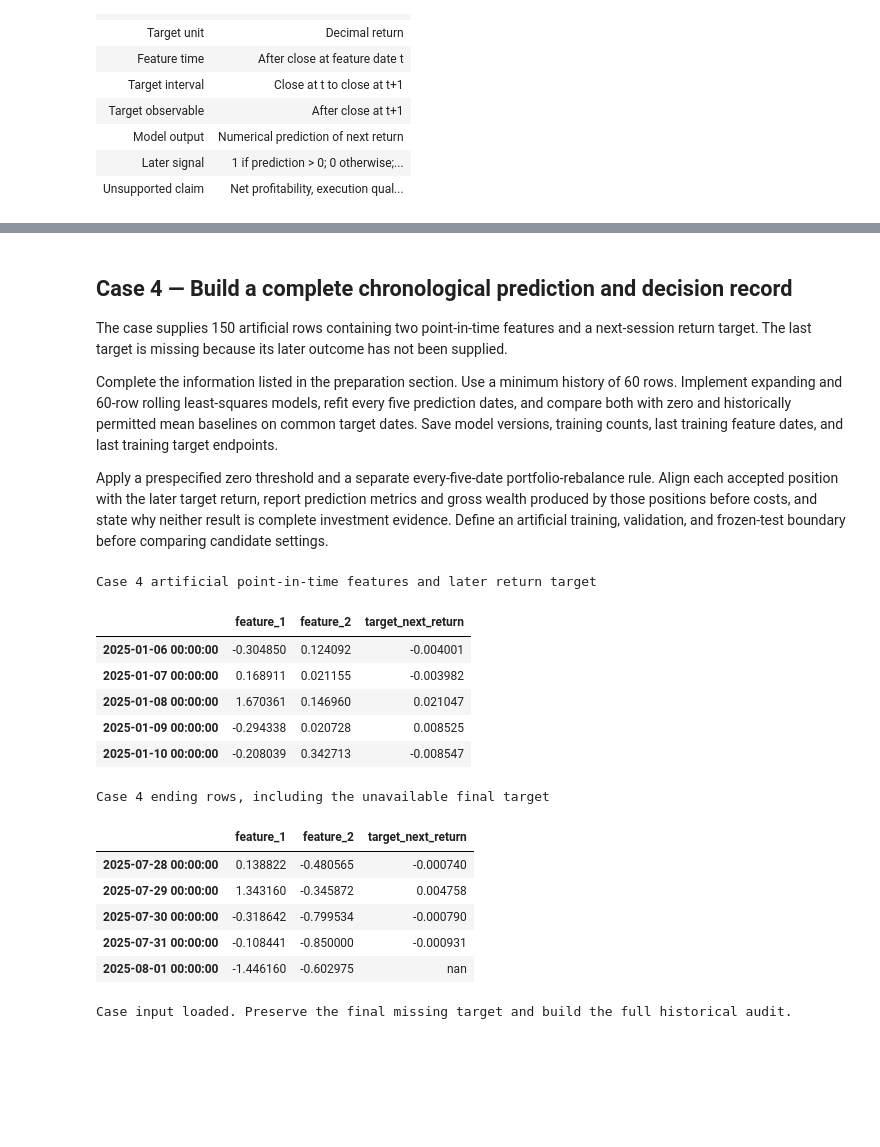
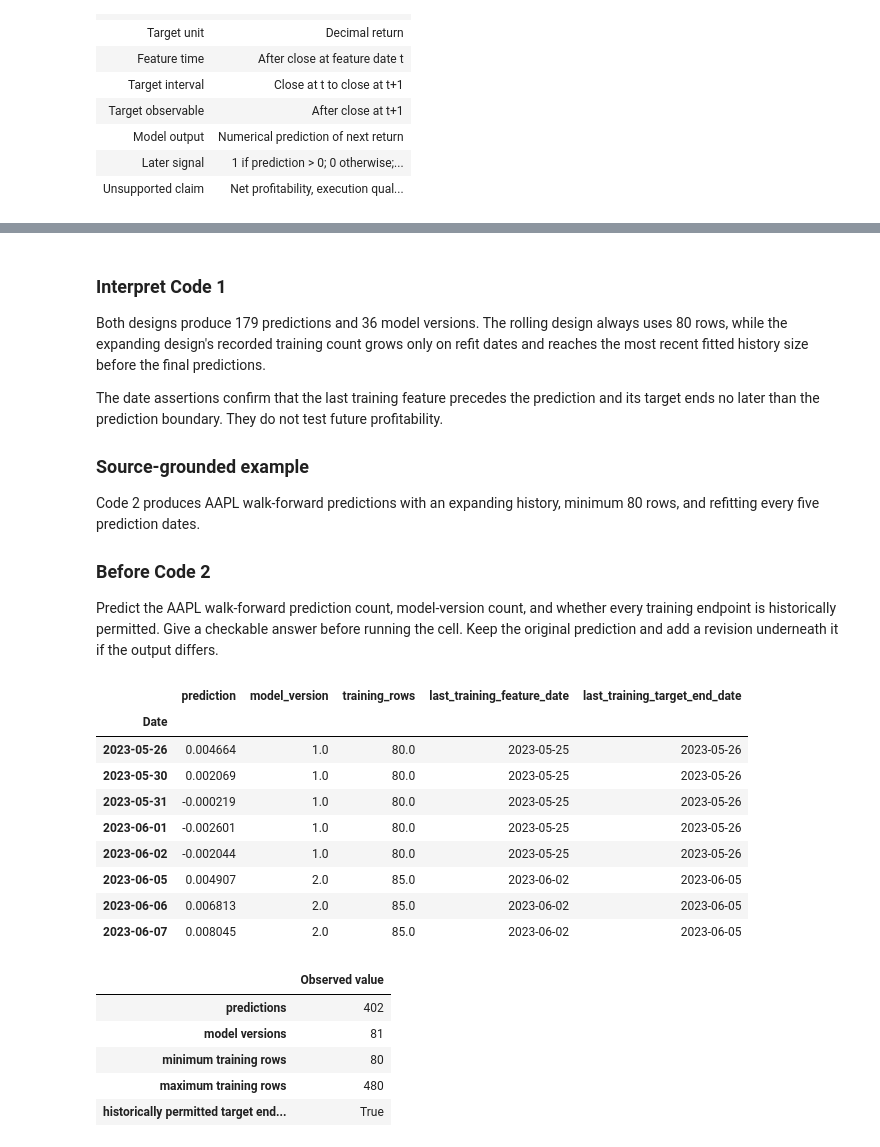
Before and after one commit to KennethWYLee/FinTech, a Jupyter notebook: course/05/week5_main.ipynb, the cells around one changed output, grey strips where cells are left out. Drawn from its saved outputs; the diff is of its cells as text; code cells hidden in the pictures; blank space fills up the shorter version.

Commit message:
Rebuild Week 5 prediction materials

```diff
--- a/course/05/week5_main.ipynb
+++ b/course/05/week5_main.ipynb
@@ -1831,36 +1870,50 @@ Input loaded. Add signal-acceptance and portfolio-rebalance schedules separately
 # %% [markdown]
-## Case 4 — Build a complete chronological prediction and decision record
+### Interpret Code 1
 
-The case supplies 150 artificial rows containing two point-in-time features and a next-session return target. The last target is missing because its later outcome has not been supplied.
 
-Complete the information listed in the preparation section. Use a minimum history of 60 rows. Implement expanding and 60-row rolling least-squares models, refit every five prediction dates, and compare both with zero and historically permitted mean baselines on common target dates. Save model versions, training counts, last training feature dates, and last training target endpoints.
+Both designs produce 179 predictions and 36 model versions. The rolling design always uses 80 rows, while the expanding design's recorded training count grows only on refit dates and reaches the most recent fitted history size before the final predictions.
 
-Apply a prespecified zero threshold and a separate every-five-date portfolio-rebalance rule. Align each accepted position with the later target return, report prediction metrics and gross wealth produced by those positions before costs, and state why neither result is complete investment evidence. Define an artificial training, validation, and frozen-test boundary before comparing candidate settings.
+The date assertions confirm that the last training feature precedes the prediction and its target ends no later than the prediction boundary. They do not test future profitability.
+
+
+### Source-grounded example
+
+Code 2 produces AAPL walk-forward predictions with an expanding history, minimum 80 rows, and refitting every five prediction dates.
+
+### Before Code 2
+
+Predict the AAPL walk-forward prediction count, model-version count, and whether every training endpoint is historically permitted. Give a checkable answer before running the cell. Keep the original prediction and add a revision underneath it if the output differs.
 # %%
-case_rng = np.random.default_rng(5050)
-case_dates = pd.bdate_range("2025-01-06", periods=150)
-case_x1 = case_rng.normal(0.0, 1.0, len(case_dates))
-case_x2 = np.sin(np.arange(len(case_dates)) / 9.0) + case_rng.normal(0.0, 0.15, len(case_dates))
-case_target = 0.0010 * case_x1 - 0.0007 * case_x2 + case_rng.normal(0.0, 0.008, len(case_dates))
-case_target[-1] = np.nan
-case_4 = pd.DataFrame({"feature_1": case_x1, "feature_2": case_x2, "target_next_return": case_target}, index=case_dates)
-display(case_4.head().style.format("{:.6f}").set_caption("Case 4 artificial point-in-time features and later return target"))
-display(case_4.tail().style.format("{:.6f}").set_caption("Case 4 ending rows, including the unavailable final target"))
-print("Case input loaded. Preserve the final missing target and build the full historical audit.")
+aapl_raw, aapl_model = build_prediction_table("AAPL")
+real_walk = walk_forward_real(aapl_raw, aapl_model, minimum_train=80, window=None, refit_every=5)
+real_walk_summary = pd.Series(
+    {
+        "predictions": int(real_walk["prediction"].notna().sum()),
+        "model versions": int(real_walk["model_version"].nunique()),
+        "minimum training rows": int(real_walk["training_rows"].dropna().min()),
+        "maximum training rows": int(real_walk["training_rows"].dropna().max()),
+        "historically permitted target endpoints": bool((real_walk["last_training_target_end_date"].dropna() <= real_walk.index[real_walk["last_training_target_end_date"].notna()]).all()),
+    },
+    name="Observed value",
+)
+display(real_walk.dropna(subset=["prediction"]).head(8)[["prediction", "model_version", "training_rows", "last_training_feature_date", "last_training_target_end_date"]])
+display(real_walk_summary.to_frame())
+assert bool(real_walk_summary["historically permitted target endpoints"])
 # %% [output]
-Case 4 artificial point-in-time features and later return target
-|  | feature_1 | feature_2 | target_next_return |
-| 2025-01-06 00:00:00 | -0.304850 | 0.124092 | -0.004001 |
-| 2025-01-07 00:00:00 | 0.168911 | 0.021155 | -0.003982 |
-| 2025-01-08 00:00:00 | 1.670361 | 0.146960 | 0.021047 |
-| 2025-01-09 00:00:00 | -0.294338 | 0.020728 | 0.008525 |
-| 2025-01-10 00:00:00 | -0.208039 | 0.342713 | -0.008547 |
+|  | prediction | model_version | training_rows | last_training_feature_date | last_training_target_end_date |
+| Date |  |  |  |  |  |
+| 2023-05-26 | 0.004664 | 1.0 | 80.0 | 2023-05-25 | 2023-05-26 |
+| 2023-05-30 | 0.002069 | 1.0 | 80.0 | 2023-05-25 | 2023-05-26 |
+| 2023-05-31 | -0.000219 | 1.0 | 80.0 | 2023-05-25 | 2023-05-26 |
+| 2023-06-01 | -0.002601 | 1.0 | 80.0 | 2023-05-25 | 2023-05-26 |
+| 2023-06-02 | -0.002044 | 1.0 | 80.0 | 2023-05-25 | 2023-05-26 |
+| 2023-06-05 | 0.004907 | 2.0 | 85.0 | 2023-06-02 | 2023-06-05 |
+| 2023-06-06 | 0.006813 | 2.0 | 85.0 | 2023-06-02 | 2023-06-05 |
+| 2023-06-07 | 0.008045 | 2.0 | 85.0 | 2023-06-02 | 2023-06-05 |
-Case 4 ending rows, including the unavailable final target
-|  | feature_1 | feature_2 | target_next_return |
-| 2025-07-28 00:00:00 | 0.138822 | -0.480565 | -0.000740 |
-| 2025-07-29 00:00:00 | 1.343160 | -0.345872 | 0.004758 |
-| 2025-07-30 00:00:00 | -0.318642 | -0.799534 | -0.000790 |
-| 2025-07-31 00:00:00 | -0.108441 | -0.850000 | -0.000931 |
-| 2025-08-01 00:00:00 | -1.446160 | -0.602975 | nan |
+|  | Observed value |
+| predictions | 402 |
+| model versions | 81 |
+| minimum training rows | 80 |
+| maximum training rows | 480 |
+| historically permitted target end... | True |
-Case input loaded. Preserve the final missing target and build the full historical audit.
 # %% [markdown]
```
Also changed, not shown: parts of 146 cells of this notebook.
